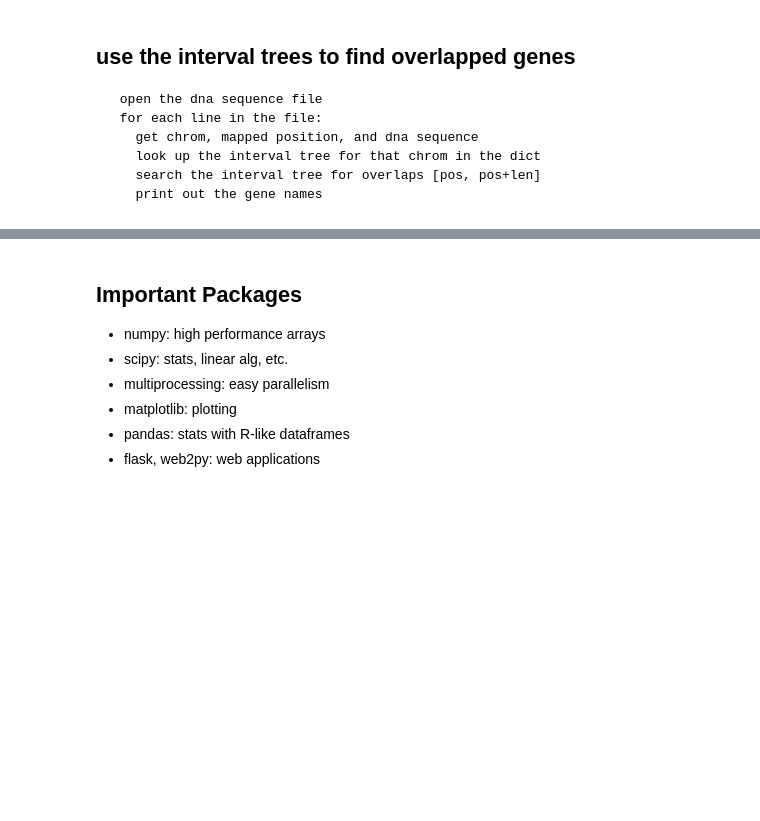
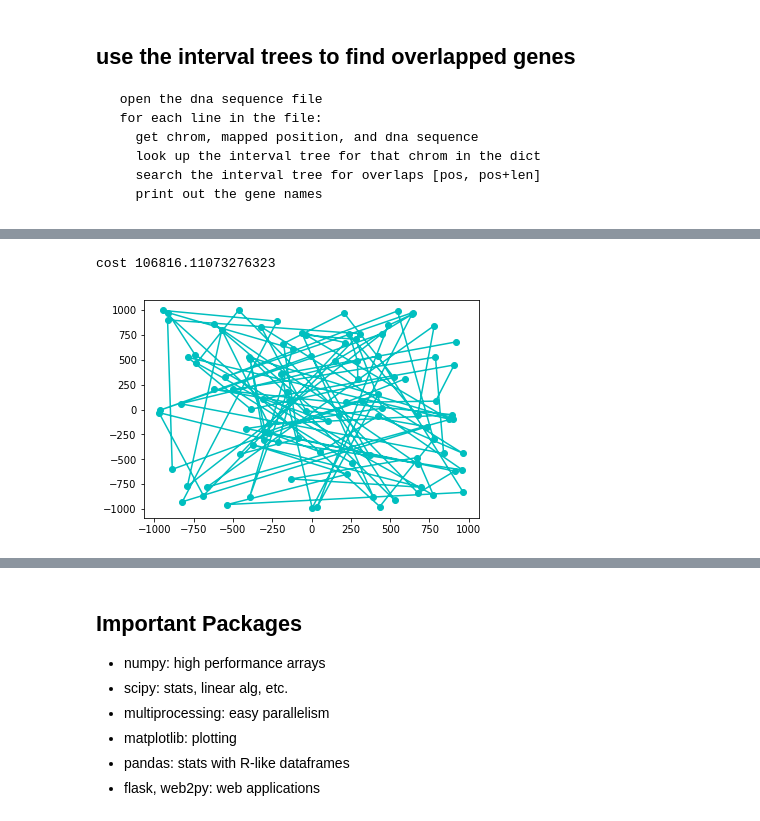
Before and after one commit to ycrc/Python-Bootcamp, a Jupyter notebook: PythonNotebook.ipynb, the cells around one changed output, grey strips where cells are left out. Saved outputs shown, nothing was run; the diff lists cells and outputs as text; code cells hidden in the pictures; blank space fills up the shorter version.

````diff
--- a/PythonNotebook.ipynb
+++ b/PythonNotebook.ipynb
@@ -651,8 +650,10 @@ while T > stopT:
 ```
 # %%
 import random
+# create initial route
 def initial(n):
-    return [[random.randint(-1000,1000), random.randint(-1000,1000)] for i in range(n)]
+    return [[random.randint(-1000,1000), random.randint(-1000,1000)]
+            for i in range(n)]
 # %%
 initial(10)
 # %%
@@ -723,0 +726,7 @@ main(100)
+# %%
+cities=initial(100)
+print("cost {}".format(cost(cities)))
+plot(cities)
+# %% [output]
+cost 106816.11073276323
+[figure, added]
````
Also changed, not shown: parts of 12 cells of this notebook, 1 other file.
